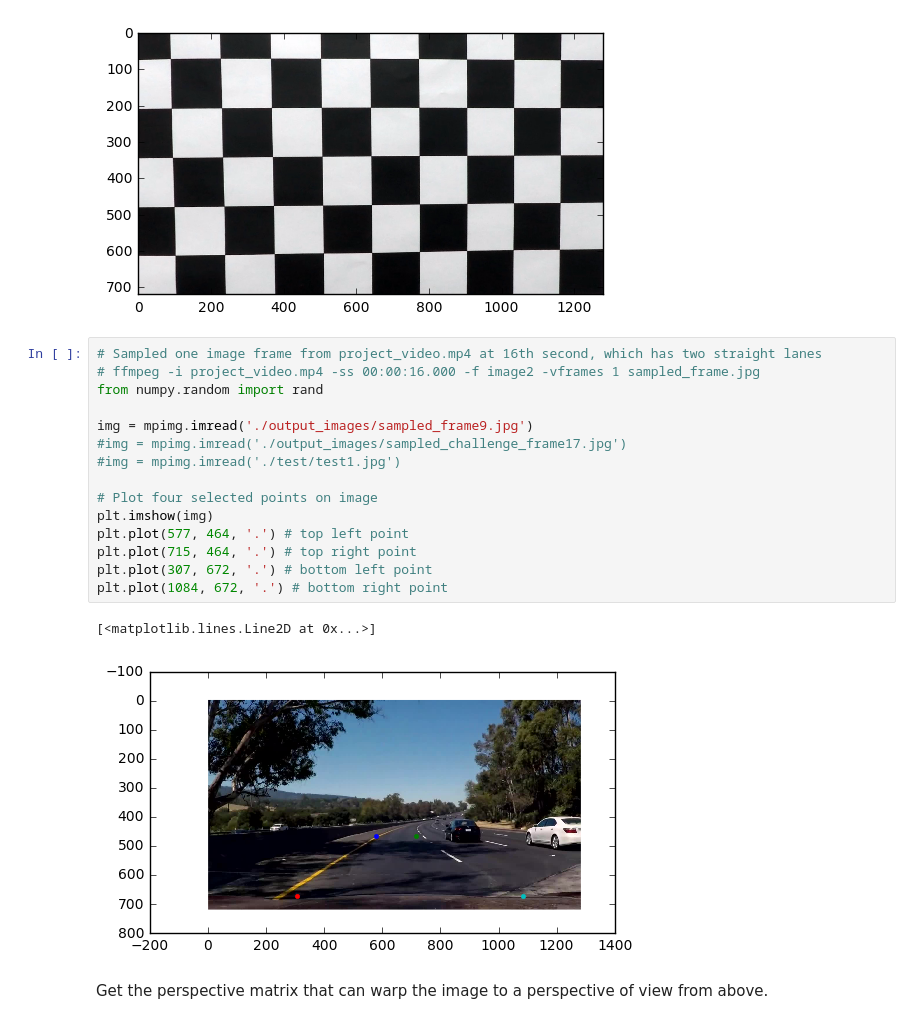
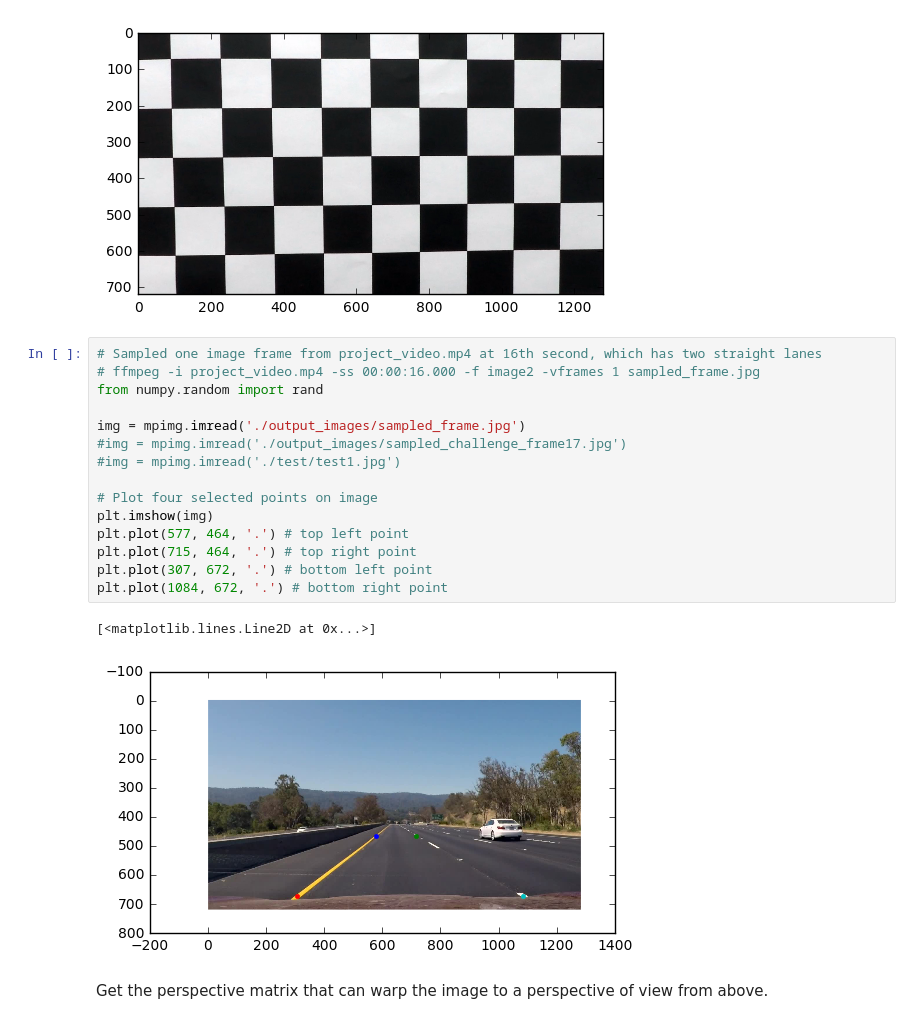
Before and after one commit to xingjin2017/CarND-Advanced-Lane-Lines, a Jupyter notebook: P4-Advanced-Lane-Finding.ipynb, the cells around one changed output. Cells and saved outputs as stored; diff of their text form.

```diff
--- a/P4-Advanced-Lane-Finding.ipynb
+++ b/P4-Advanced-Lane-Finding.ipynb
@@ -69,21 +69,21 @@ Failed to find corners for calibration1.jpg
 # %%
 # Sampled one image frame from project_video.mp4 at 16th second, which has two straight lanes
 # ffmpeg -i project_video.mp4 -ss 00:00:16.000 -f image2 -vframes 1 sampled_frame.jpg
 from numpy.random import rand
 
-img = mpimg.imread('./output_images/sampled_frame9.jpg')
+img = mpimg.imread('./output_images/sampled_frame.jpg')
 #img = mpimg.imread('./output_images/sampled_challenge_frame17.jpg')
 #img = mpimg.imread('./test/test1.jpg')
 
 # Plot four selected points on image
 plt.imshow(img)
 plt.plot(577, 464, '.') # top left point
 plt.plot(715, 464, '.') # top right point
 plt.plot(307, 672, '.') # bottom left point
 plt.plot(1084, 672, '.') # bottom right point
 # %% [output]
 [<matplotlib.lines.Line2D at 0x...>]
-[figure, old version]
+[figure, new version]
 # %% [markdown]
 Get the perspective matrix that can warp the image to a perspective of view from above.
 # %%
```
Also changed, not shown: parts of 12 cells of this notebook, 1 other file.
